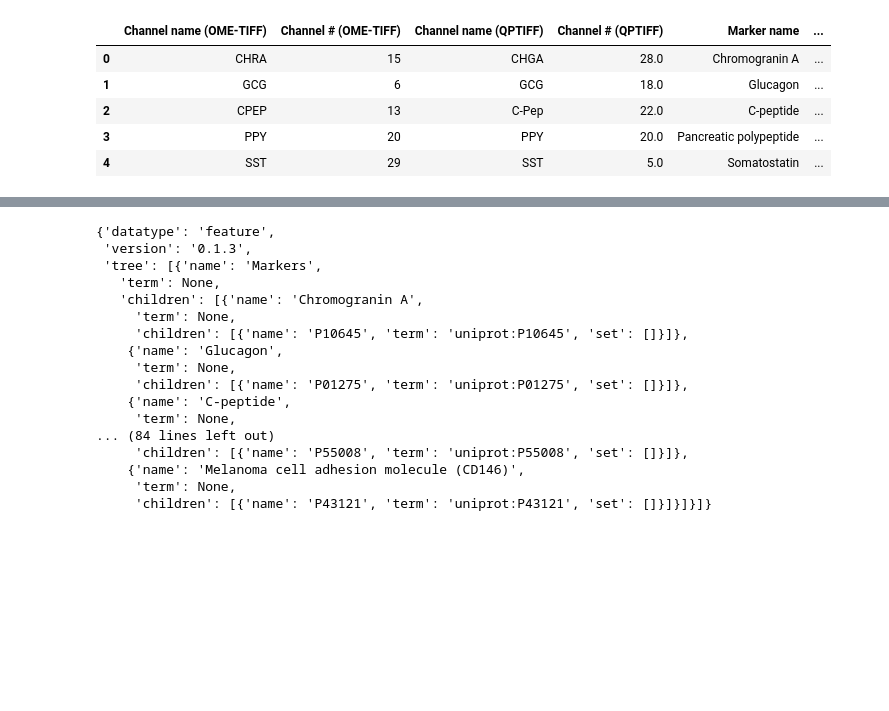
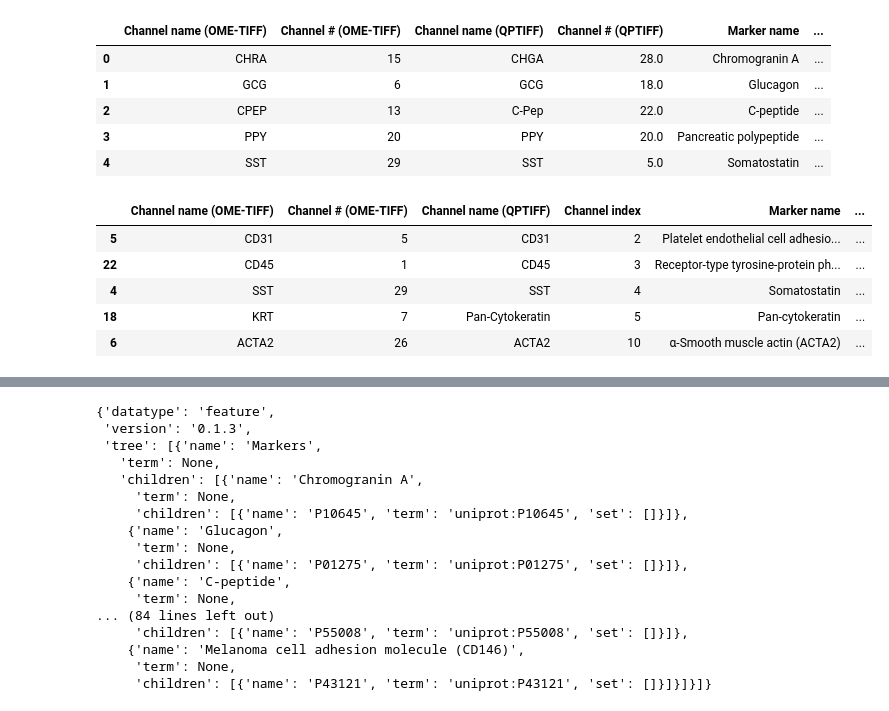
Before and after one commit to keller-mark/vitessce-omap-processing, a Jupyter notebook: uniprot_ids_to_feature_set_tree.ipynb, the cells around one changed output, grey strips where cells are left out. Saved outputs shown, nothing was run; the diff lists cells and outputs as text; code cells hidden in the pictures; blank space fills up the shorter version.

```diff
--- a/uniprot_ids_to_feature_set_tree.ipynb
+++ b/uniprot_ids_to_feature_set_tree.ipynb
@@ -19,3 +19,23 @@ df.head()
 | 2 | CPEP | 13 | C-Pep | 22.0 | C-peptide | ... |
 | 3 | PPY | 20 | PPY | 20.0 | Pancreatic polypeptide | ... |
 | 4 | SST | 29 | SST | 5.0 | Somatostatin | ... |
+# %%
+df["First UniProt ID"] = df["UniProt ID"].apply(lambda row: "uniprot:" + row.split(", ")[0])
+df = df.rename(columns={ f"Channel # ({COL_SUFFIX})": "Channel index" })
+df["Channel index"] = df["Channel index"].astype(int)
+
+if IMAGE_ID == "Repeat_Test-2_Scan1":
+    # The channel numbers start from 1 for this image, while they start at 0 for the other.
+    # This is needed to fix the off-by-one issue:
+    df["Channel index"] -= 1
+
+df = df.sort_values(by="Channel index")
+
+df.head()
+# %% [output]
+|  | Channel name (OME-TIFF) | Channel # (OME-TIFF) | Channel name (QPTIFF) | Channel index | Marker name | ... |
+| 5 | CD31 | 5 | CD31 | 2 | Platelet endothelial cell adhesio... | ... |
+| 22 | CD45 | 1 | CD45 | 3 | Receptor-type tyrosine-protein ph... | ... |
+| 4 | SST | 29 | SST | 4 | Somatostatin | ... |
+| 18 | KRT | 7 | Pan-Cytokeratin | 5 | Pan-cytokeratin | ... |
+| 6 | ACTA2 | 26 | ACTA2 | 10 | α-Smooth muscle actin (ACTA2) | ... |
```
Also changed, not shown: parts of 3 cells of this notebook.
